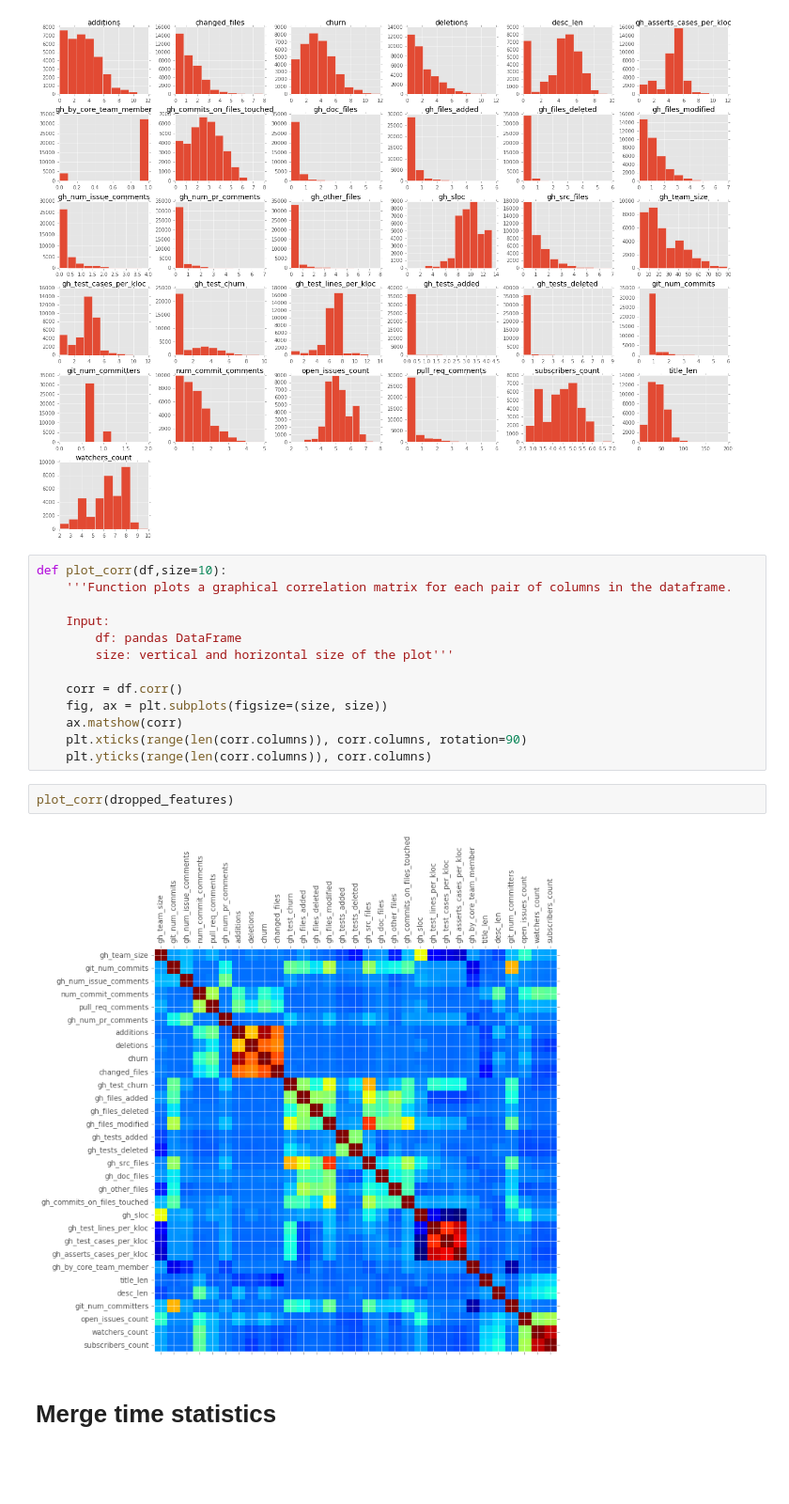
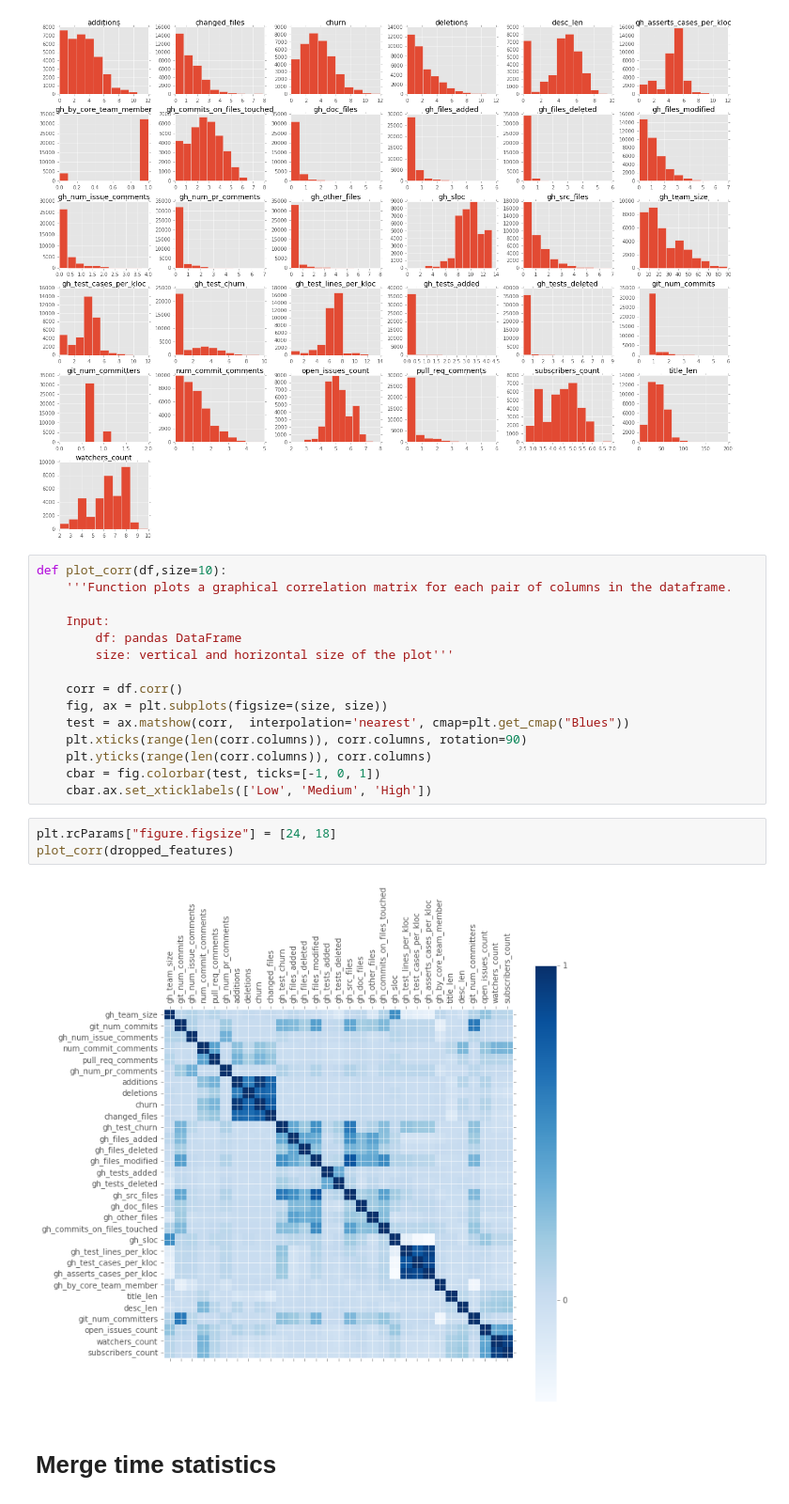
Before and after one commit to prudentprogrammer/Pull-Requests-Determinants, a Jupyter notebook: Pull Requests Determinants.ipynb, the cells around one changed output. Shown at 94% size. Saved outputs shown, nothing was run; the diff lists cells and outputs as text; blank space fills up the shorter version.

```diff
--- a/Pull Requests Determinants.ipynb
+++ b/Pull Requests Determinants.ipynb
@@ -216,13 +215,16 @@ def plot_corr(df,size=10):
 
     corr = df.corr()
     fig, ax = plt.subplots(figsize=(size, size))
-    ax.matshow(corr)
+    test = ax.matshow(corr,  interpolation='nearest', cmap=plt.get_cmap("Blues"))
     plt.xticks(range(len(corr.columns)), corr.columns, rotation=90)
     plt.yticks(range(len(corr.columns)), corr.columns)
+    cbar = fig.colorbar(test, ticks=[-1, 0, 1])
+    cbar.ax.set_xticklabels(['Low', 'Medium', 'High'])
-# %%
-plot_corr(dropped_features)
-# %% [output]
-[figure, removed]
+# %%
+plt.rcParams["figure.figsize"] = [24, 18]
+plot_corr(dropped_features)
+# %% [output]
+[figure, added]
 # %% [markdown]
 # Merge time statistics
 # %%
```
Also changed, not shown: parts of 21 cells of this notebook.
